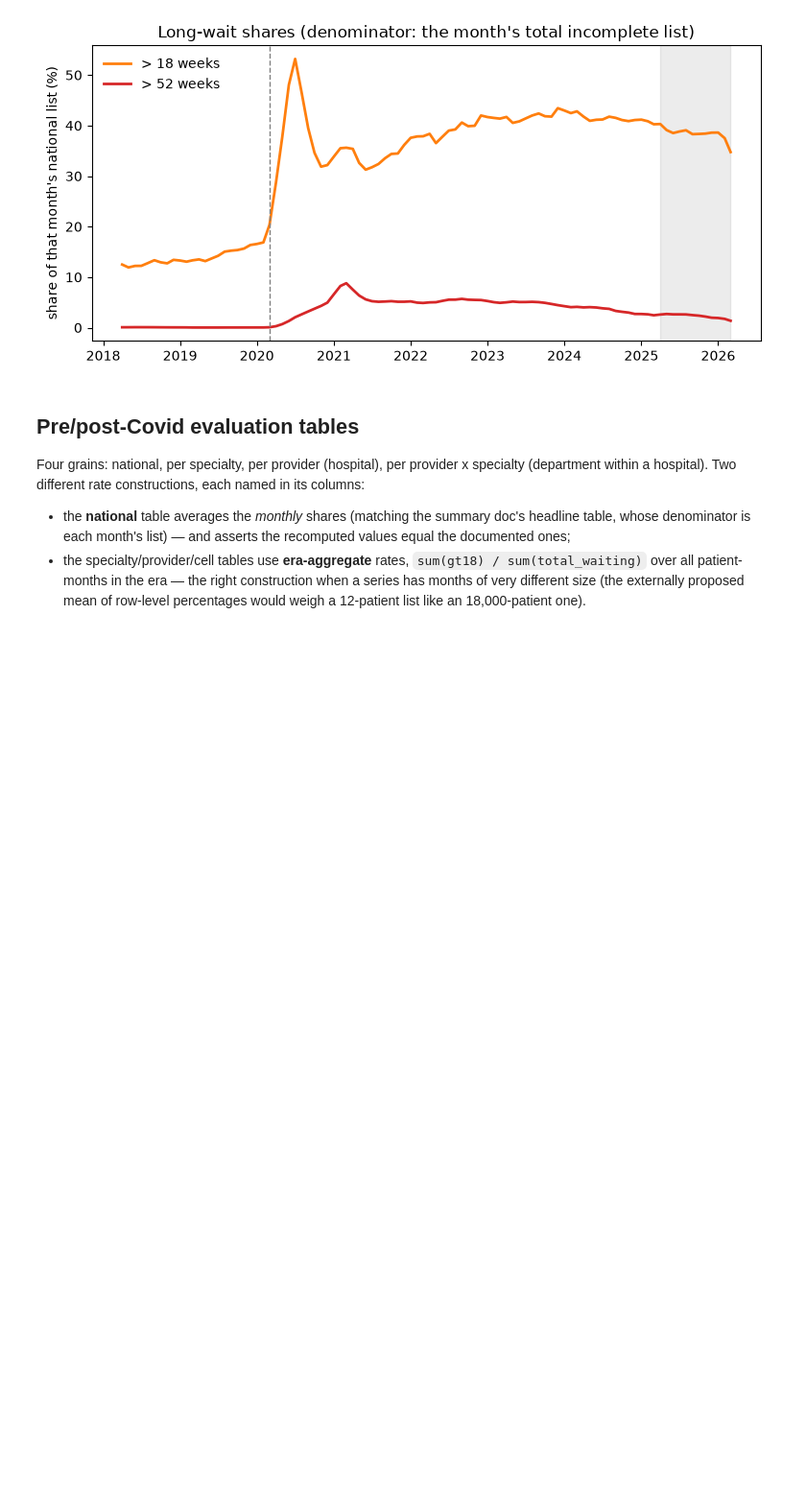
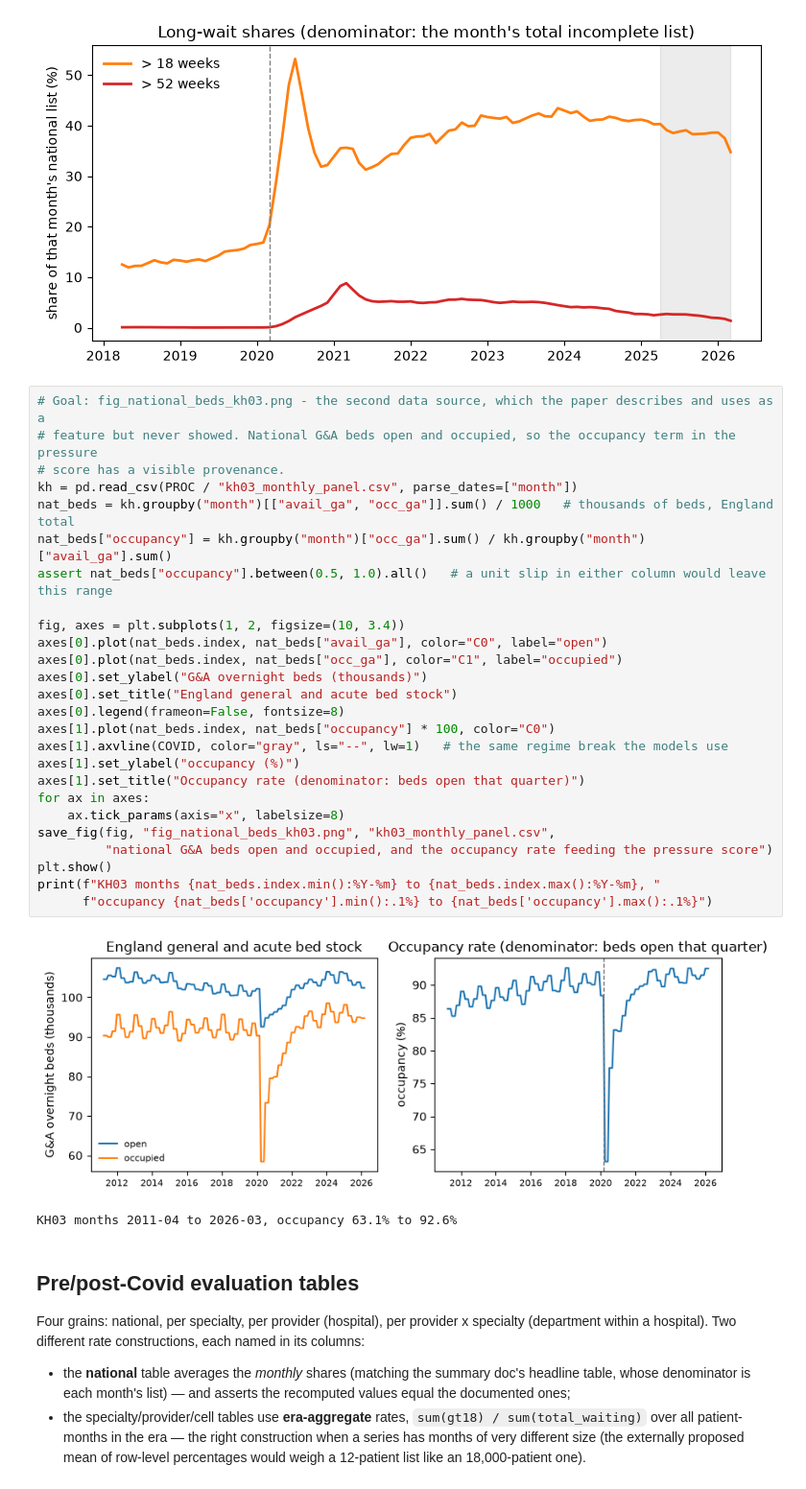
Before and after one commit to nileshsarkar-ai/fedOPD, a Jupyter notebook: src/13_report_figures.ipynb, the cells around one changed output. Shown at 96% size. Drawn from its saved outputs; the diff is of its cells as text; blank space fills up the shorter version.

```diff
--- a/src/13_report_figures.ipynb
+++ b/src/13_report_figures.ipynb
@@ -83,6 +139,35 @@ plt.show()
 # %% [output]
 [figure]
 [figure]
+# %%
+# Goal: fig_national_beds_kh03.png - the second data source, which the paper describes and uses as a
+# feature but never showed. National G&A beds open and occupied, so the occupancy term in the pressure
+# score has a visible provenance.
+kh = pd.read_csv(PROC / "kh03_monthly_panel.csv", parse_dates=["month"])
+nat_beds = kh.groupby("month")[["avail_ga", "occ_ga"]].sum() / 1000   # thousands of beds, England total
+nat_beds["occupancy"] = kh.groupby("month")["occ_ga"].sum() / kh.groupby("month")["avail_ga"].sum()
+assert nat_beds["occupancy"].between(0.5, 1.0).all()   # a unit slip in either column would leave this range
+
+fig, axes = plt.subplots(1, 2, figsize=(10, 3.4))
+axes[0].plot(nat_beds.index, nat_beds["avail_ga"], color="C0", label="open")
+axes[0].plot(nat_beds.index, nat_beds["occ_ga"], color="C1", label="occupied")
+axes[0].set_ylabel("G&A overnight beds (thousands)")
+axes[0].set_title("England general and acute bed stock")
+axes[0].legend(frameon=False, fontsize=8)
+axes[1].plot(nat_beds.index, nat_beds["occupancy"] * 100, color="C0")
+axes[1].axvline(COVID, color="gray", ls="--", lw=1)   # the same regime break the models use
+axes[1].set_ylabel("occupancy (%)")
+axes[1].set_title("Occupancy rate (denominator: beds open that quarter)")
+for ax in axes:
+    ax.tick_params(axis="x", labelsize=8)
+save_fig(fig, "fig_national_beds_kh03.png", "kh03_monthly_panel.csv",
+         "national G&A beds open and occupied, and the occupancy rate feeding the pressure score")
+plt.show()
+print(f"KH03 months {nat_beds.index.min():%Y-%m} to {nat_beds.index.max():%Y-%m}, "
+      f"occupancy {nat_beds['occupancy'].min():.1%} to {nat_beds['occupancy'].max():.1%}")
+# %% [output]
+[figure, added]
+KH03 months 2011-04 to 2026-03, occupancy 63.1% to 92.6%
 # %% [markdown]
 ## Pre/post-Covid evaluation tables
 
```
Also changed, not shown: parts of 7 cells of this notebook, 12 other files.
